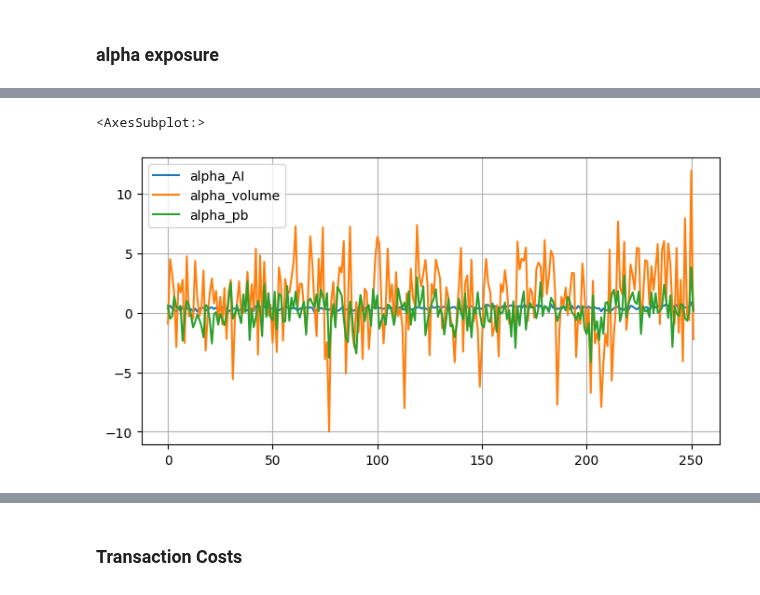
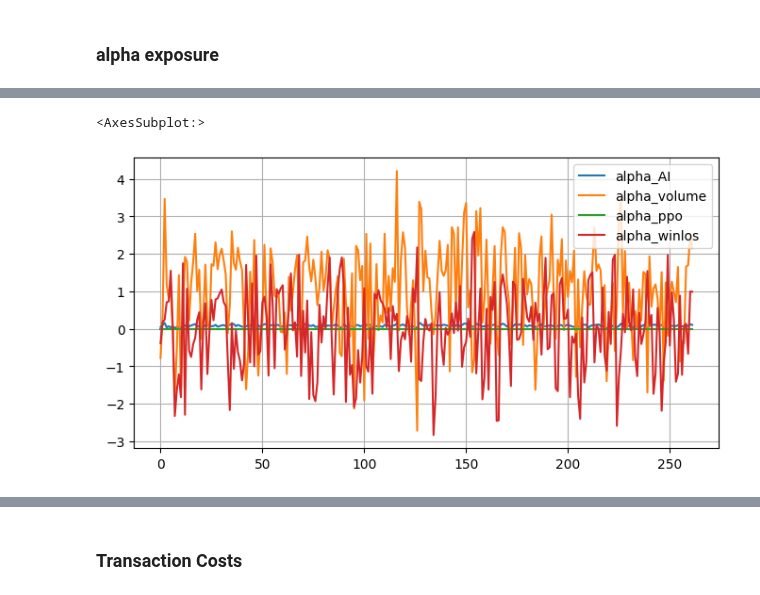
Before and after one commit to JiaRuiming-1/AI-Trading, a Jupyter notebook: P7_Backtesting/Backtest_Real.ipynb, the cells around one changed output, grey strips where cells are left out. Saved outputs shown, nothing was run; the diff lists cells and outputs as text; code cells hidden in the pictures.

```diff
--- a/P7_Backtesting/Backtest_Real.ipynb
+++ b/P7_Backtesting/Backtest_Real.ipynb
@@ -318,5 +299,5 @@ return date 20220315
 # %%
-start_time = 20220315
+start_time = 20220301
 variance_all = {}
 residual_df = pd.DataFrame()
 
@@ -352,14 +335,17 @@ print(all_factors['alpha_volume'].mean())
 # %%
 all_factors['alpha_volume'] = wins(all_factors['alpha_volume'], -all_factors['alpha_volume'].max(), all_factors['alpha_volume'].max())
-all_factors['alpha_pb'] = wins(all_factors['alpha_pb'], -all_factors['alpha_pb'].max(), all_factors['alpha_pb'].max())
+all_factors['alpha_winlos'] = wins(all_factors['alpha_winlos'], -all_factors['alpha_winlos'].max(), all_factors['alpha_winlos'].max())
+all_factors['alpha_ppo'] = wins(all_factors['alpha_ppo'], -all_factors['alpha_ppo'].max(), all_factors['alpha_ppo'].max())
+all_factors['AI'] = wins(all_factors['AI'], -all_factors['AI'].max(), all_factors['AI'].max())
 # %%
 all_factors['date'] = pd.to_datetime(all_factors['trade_date'], format='%Y%m%d')
 all_factors['alpha_AI'] = all_factors['AI']
 alpha_df = all_factors.drop(columns=['returns_2']).set_index(['date', 'ts_code'])
 
-alpha_df['alpha_all'] = (0.5 * alpha_df['alpha_AI'] / alpha_df['alpha_AI'].max()
-                         + 0.3*alpha_df['alpha_volume'] / alpha_df['alpha_volume'].max()
-                         + 0.2*alpha_df['alpha_pb'] / alpha_df['alpha_pb'].max())
+alpha_df['alpha_all'] = (0.3 * alpha_df['alpha_AI'] / alpha_df['alpha_AI'].max()
+                         + 0.4*alpha_df['alpha_volume'] / alpha_df['alpha_volume'].max()
+                         + 0.01*alpha_df['alpha_ppo'] / alpha_df['alpha_ppo'].max()
+                         + 0.2*alpha_df['alpha_winlos'] / alpha_df['alpha_winlos'].max())
 print(max(alpha_df['alpha_all']), min(alpha_df['alpha_all']))
 alpha_df['alpha_all'] = alpha_df['alpha_all']/max(abs(alpha_df['alpha_all']))
 print(max(alpha_df['alpha_all']), min(alpha_df['alpha_all']))
@@ -370,7 +356,7 @@ print(max(alpha_df['alpha_all']), min(alpha_df['alpha_all']))
 ### Backtesting
 # %%
 # the lambda expressed a transfer costs can't endure, the larger the more we reject.
-def get_obj_func(h0, variance, alpha, Lambda=3e-3, aversion=1.):
+def get_obj_func(h0, variance, alpha, Lambda=3e-3, aversion=2):
     def obj_func(h):
         #f = 0.5 * aversion * np.dot(h, variance).dot(h.T) - aversion * np.matmul(h, alpha) + np.dot((h-h0)**2, Lambda)
         f =  - np.matmul(h, alpha) \
@@ -379,7 +365,7 @@ def get_obj_func(h0, variance, alpha, Lambda=3e-3, aversion=1.):
         return f
     return obj_func
 
-def get_grad_func(h0, variance, alpha, Lambda=3e-3, aversion=1.):
+def get_grad_func(h0, variance, alpha, Lambda=3e-3, aversion=2):
     def grad_func(h):
         #f_hat =  aversion * np.dot(variance, h) - aversion * alpha + 2 * Lambda * (h-h0)
         f_hat =  - alpha  \
@@ -483,34 +460,34 @@ import pandas
 def colnames(B):
     if type(B) == patsy.design_info.DesignMatrix:
         return B.design_info.column_names
     if type(B) == pandas.core.frame.DataFrame:
         return B.columns.tolist()
     return None
 
 def get_B_alpha(universe):
     alpha_factors = factors_from_names(list(universe),'alpha')
     formula = get_formula(alpha_factors, "returns_2")
     outcome, B_alpha = patsy.dmatrices(formula, universe)
     return B_alpha
 
 alpha_df_ = alpha_df.merge(all_factors[['trade_date','ts_code','returns_2']], on=['trade_date','ts_code'], how='left')
 calendar = alpha_df.trade_date.unique()
 alpha_exposure_df = pd.DataFrame()
 alpha_exposures = {}
 for dt in calendar:
-    alpha_df_i = alpha_df_.loc[alpha_df_.trade_date==dt][['trade_date','ts_code','alpha_AI', 'alpha_volume', 'alpha_pb' ,'returns_2']]
+    alpha_df_i = alpha_df_.loc[alpha_df_.trade_date==dt][['trade_date','ts_code','alpha_AI', 'alpha_volume', 'alpha_ppo', 'alpha_winlos' ,'returns_2']]
     h_opt_i = h_privious_list[ii]
     B_alpha = get_B_alpha(alpha_df_i)
     # divide 2 almost close to max(alpha_df['alpha_all'])
 
-    B_alpha = B_alpha * [[0.6, 0.3, 0.1]] * len(alpha_df_.ts_code.unique())
+    B_alpha = B_alpha * [[0.4, 0.4, 0.0, 0.2]] * len(alpha_df_.ts_code.unique())
     #alpha_exposure = pd.Series(np.matmul(B_alpha.transpose(), h_opt_i), index=colnames(B_alpha))
-    alpha_exposure = pd.Series(np.matmul(B_alpha.transpose(), h_opt_i), index=['alpha_AI', 'alpha_volume', 'alpha_pb'])
+    alpha_exposure = pd.Series(np.matmul(B_alpha.transpose(), h_opt_i), index=['alpha_AI', 'alpha_volume', 'alpha_ppo', 'alpha_winlos'])
     alpha_exposures[dt] = alpha_exposure
     alpha_exposure_df = pd.concat([alpha_exposure_df,alpha_exposure], axis=1)
 
 alpha_exposure_df = alpha_exposure_df.T.reset_index(drop=True)
 alpha_exposure_df.plot(grid=True)
 # %% [output]
 <AxesSubplot:>
-[figure, old version]
+[figure, new version]
```
Also changed, not shown: parts of 26 cells of this notebook.
